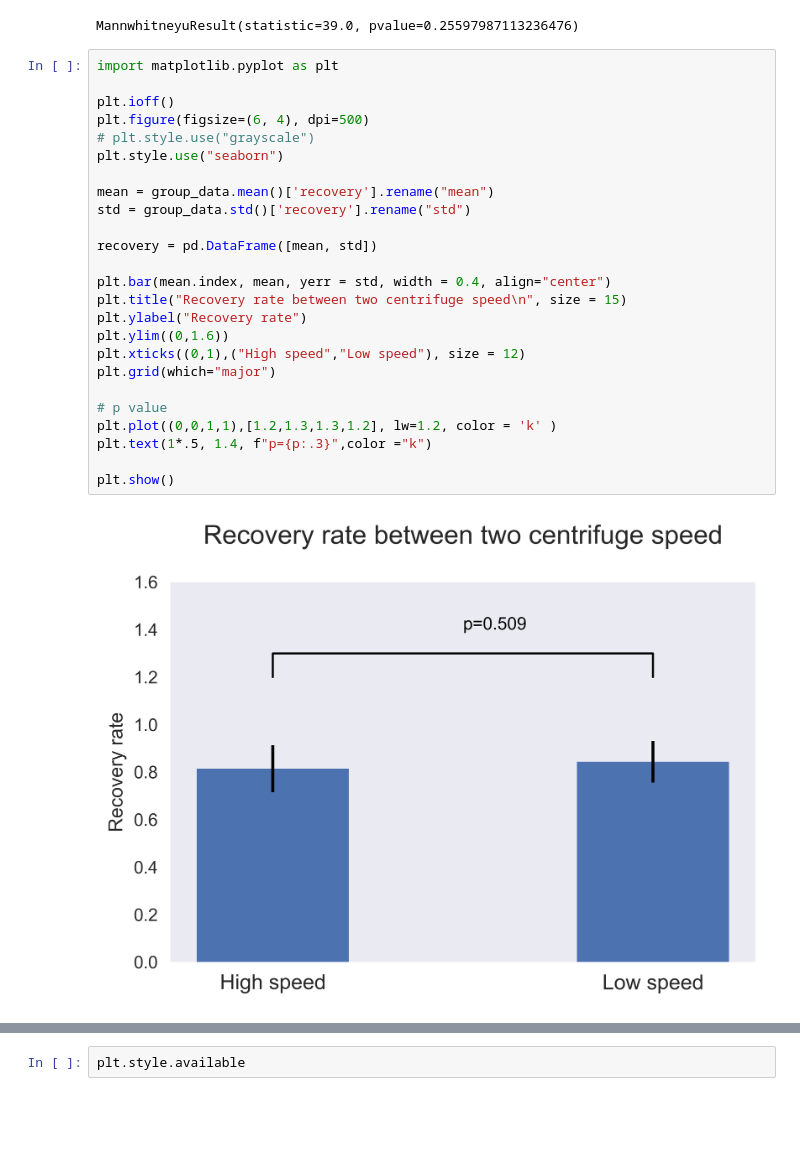
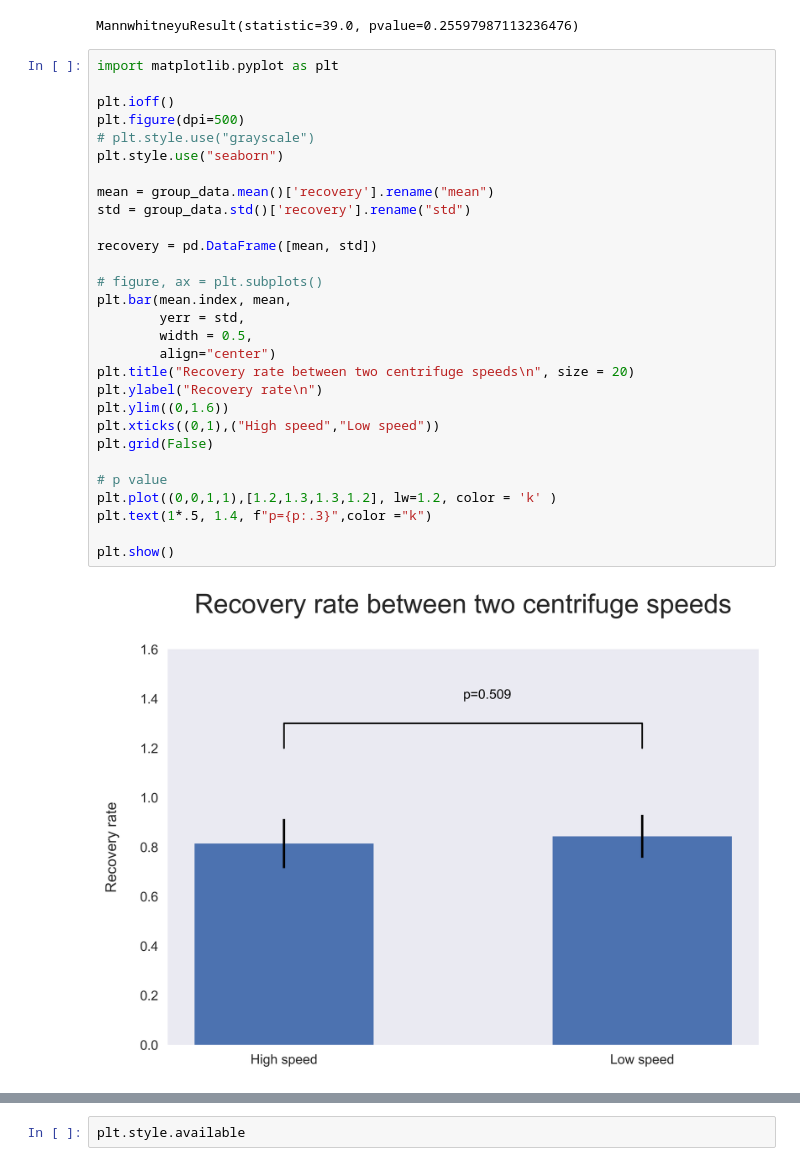
Before and after one commit to cwchou2016/statistics, a Jupyter notebook: plt_stat.ipynb, the cells around one changed output, grey strips where cells are left out. Cells and saved outputs as stored; diff of their text form; blank space fills up the shorter version.

```diff
--- a/plt_stat.ipynb
+++ b/plt_stat.ipynb
@@ -74,27 +74,31 @@ MannwhitneyuResult(statistic=39.0, pvalue=0.25597987113236476)
 # %%
 import matplotlib.pyplot as plt
 
 plt.ioff()
-plt.figure(figsize=(6, 4), dpi=500)
+plt.figure(dpi=500)
 # plt.style.use("grayscale")
 plt.style.use("seaborn")
 
 mean = group_data.mean()['recovery'].rename("mean")
 std = group_data.std()['recovery'].rename("std")
 
 recovery = pd.DataFrame([mean, std])
 
-plt.bar(mean.index, mean, yerr = std, width = 0.4, align="center")
-plt.title("Recovery rate between two centrifuge speed\n", size = 15)
-plt.ylabel("Recovery rate")
+# figure, ax = plt.subplots()
+plt.bar(mean.index, mean,
+        yerr = std,
+        width = 0.5,
+        align="center")
+plt.title("Recovery rate between two centrifuge speeds\n", size = 20)
+plt.ylabel("Recovery rate\n")
 plt.ylim((0,1.6))
-plt.xticks((0,1),("High speed","Low speed"), size = 12)
-plt.grid(which="major")
+plt.xticks((0,1),("High speed","Low speed"))
+plt.grid(False)
 
 # p value
 plt.plot((0,0,1,1),[1.2,1.3,1.3,1.2], lw=1.2, color = 'k' )
 plt.text(1*.5, 1.4, f"p={p:.3}",color ="k")
 
 plt.show()
 # %% [output]
-[figure, old version]
+[figure, new version]
```
Also changed, not shown: parts of 3 cells of this notebook.
